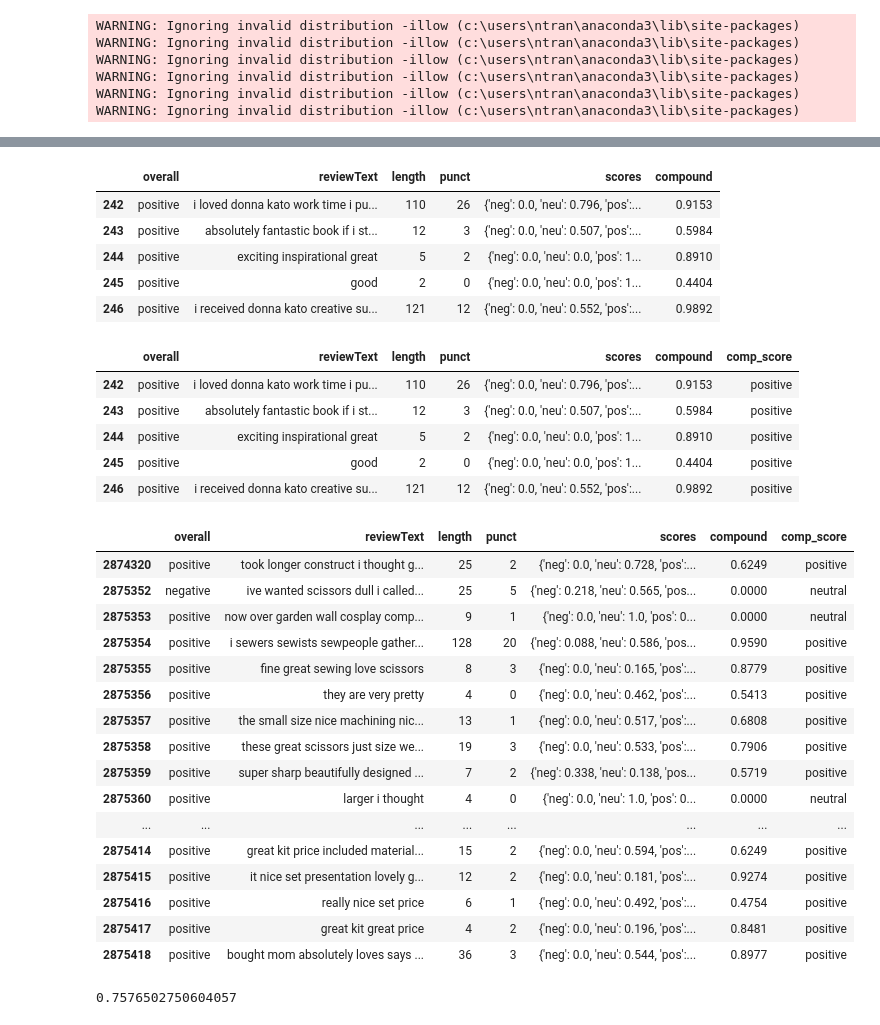
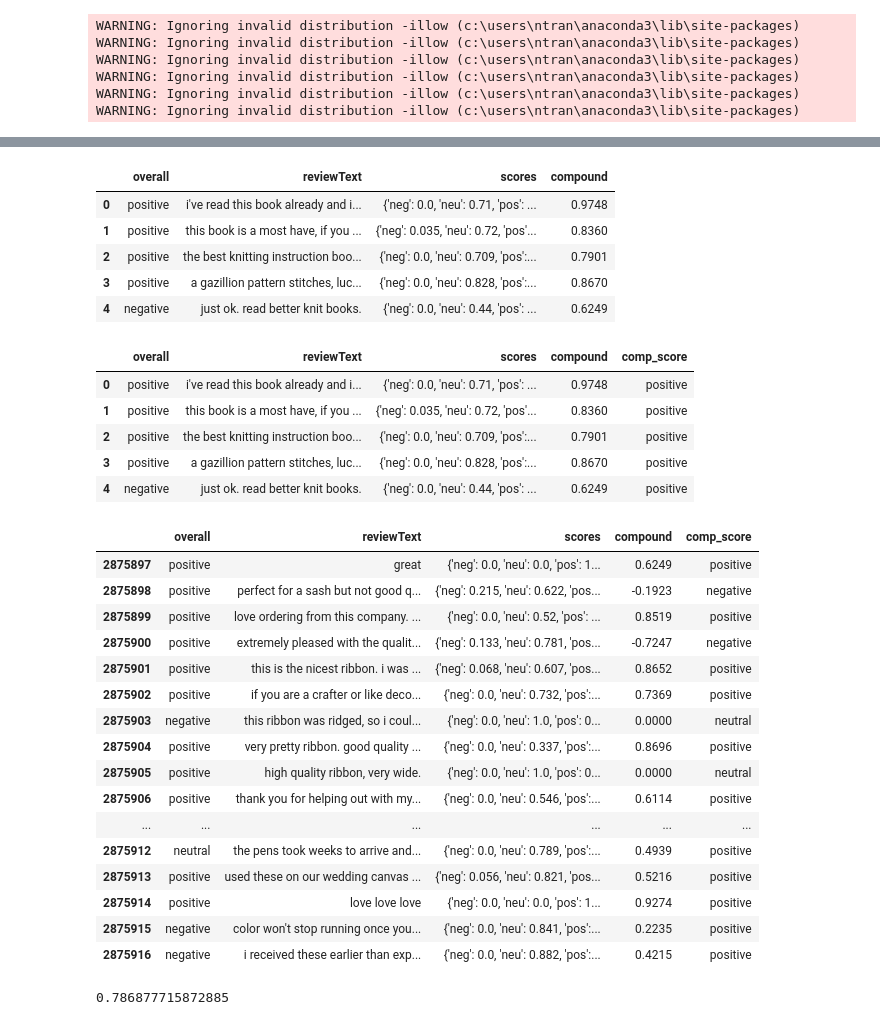
Before and after one commit to nancyletranx3/Amazon-Product-Reviews, a Jupyter notebook: AZ Project.ipynb, the cells around one changed output, grey strips where cells are left out. Drawn from its saved outputs; the diff is of its cells as text; code cells hidden in the pictures.

```diff
--- a/AZ Project.ipynb
+++ b/AZ Project.ipynb
@@ -1530,6 +1603,6 @@ WARNING: Ignoring invalid distribution -illow (c:\users\ntran\anaconda3\lib\site
 WARNING: Ignoring invalid distribution -illow (c:\users\ntran\anaconda3\lib\site-packages)
 # %%
 # Turn everything lower case for reviews
-df.reviewText = df.reviewText.str.lower()
-df.head()
+temp.reviewText = temp.reviewText.str.lower()
+temp.head()
 # %% [output]
@@ -1546,7 +1619,7 @@ from nltk.sentiment.vader import SentimentIntensityAnalyzer
 sid = SentimentIntensityAnalyzer()
 # %%
 # apply sid polarity scores to every single review in our data frame:
-df['scores'] = df['reviewText'].apply(lambda review: sid.polarity_scores(review))
+temp['scores'] = temp['reviewText'].apply(lambda review: sid.polarity_scores(review))
 
-df.head()
+temp.head()
 # %% [output]
@@ -1559,45 +1632,45 @@ df.head()
 # %%
 # Get the compound score
-df['compound']  = df['scores'].apply(lambda score_dict: score_dict['compound'])
+temp['compound']  = temp['scores'].apply(lambda score_dict: score_dict['compound'])
 
-df.head()
+temp.head()
 # %% [output]
-|  | overall | reviewText | length | punct | scores | compound |
-| 242 | positive | i loved donna kato work time i pu... | 110 | 26 | {'neg': 0.0, 'neu': 0.796, 'pos':... | 0.9153 |
-| 243 | positive | absolutely fantastic book if i st... | 12 | 3 | {'neg': 0.0, 'neu': 0.507, 'pos':... | 0.5984 |
-| 244 | positive | exciting inspirational great | 5 | 2 | {'neg': 0.0, 'neu': 0.0, 'pos': 1... | 0.8910 |
-| 245 | positive | good | 2 | 0 | {'neg': 0.0, 'neu': 0.0, 'pos': 1... | 0.4404 |
-| 246 | positive | i received donna kato creative su... | 121 | 12 | {'neg': 0.0, 'neu': 0.552, 'pos':... | 0.9892 |
+|  | overall | reviewText | scores | compound |
+| 0 | positive | i've read this book already and i... | {'neg': 0.0, 'neu': 0.71, 'pos': ... | 0.9748 |
+| 1 | positive | this book is a most have, if you ... | {'neg': 0.035, 'neu': 0.72, 'pos'... | 0.8360 |
+| 2 | positive | the best knitting instruction boo... | {'neg': 0.0, 'neu': 0.709, 'pos':... | 0.7901 |
+| 3 | positive | a gazillion pattern stitches, luc... | {'neg': 0.0, 'neu': 0.828, 'pos':... | 0.8670 |
+| 4 | negative | just ok. read better knit books. | {'neg': 0.0, 'neu': 0.44, 'pos': ... | 0.6249 |
 # %%
 # Based on the compound score, should it be labeled as positive, negative, or neutral?
-df['comp_score'] = df['compound'].apply(lambda c: 'positive' if c > 0.05 else 'negative' if c < -0.05 else 'neutral')
+temp['comp_score'] = temp['compound'].apply(lambda c: 'positive' if c > 0.05 else 'negative' if c < -0.05 else 'neutral')
 
-df.head()
+temp.head()
 # %% [output]
-|  | overall | reviewText | length | punct | scores | compound | comp_score |
-| 242 | positive | i loved donna kato work time i pu... | 110 | 26 | {'neg': 0.0, 'neu': 0.796, 'pos':... | 0.9153 | positive |
-| 243 | positive | absolutely fantastic book if i st... | 12 | 3 | {'neg': 0.0, 'neu': 0.507, 'pos':... | 0.5984 | positive |
-| 244 | positive | exciting inspirational great | 5 | 2 | {'neg': 0.0, 'neu': 0.0, 'pos': 1... | 0.8910 | positive |
-| 245 | positive | good | 2 | 0 | {'neg': 0.0, 'neu': 0.0, 'pos': 1... | 0.4404 | positive |
-| 246 | positive | i received donna kato creative su... | 121 | 12 | {'neg': 0.0, 'neu': 0.552, 'pos':... | 0.9892 | positive |
+|  | overall | reviewText | scores | compound | comp_score |
+| 0 | positive | i've read this book already and i... | {'neg': 0.0, 'neu': 0.71, 'pos': ... | 0.9748 | positive |
+| 1 | positive | this book is a most have, if you ... | {'neg': 0.035, 'neu': 0.72, 'pos'... | 0.8360 | positive |
+| 2 | positive | the best knitting instruction boo... | {'neg': 0.0, 'neu': 0.709, 'pos':... | 0.7901 | positive |
+| 3 | positive | a gazillion pattern stitches, luc... | {'neg': 0.0, 'neu': 0.828, 'pos':... | 0.8670 | positive |
+| 4 | negative | just ok. read better knit books. | {'neg': 0.0, 'neu': 0.44, 'pos': ... | 0.6249 | positive |
 # %%
 # check the last 20 rows
-df.tail(20)
+temp.tail(20)
 # %% [output]
-|  | overall | reviewText | length | punct | scores | compound | comp_score |
-| 2874320 | positive | took longer construct i thought g... | 25 | 2 | {'neg': 0.0, 'neu': 0.728, 'pos':... | 0.6249 | positive |
-| 2875352 | negative | ive wanted scissors dull i called... | 25 | 5 | {'neg': 0.218, 'neu': 0.565, 'pos... | 0.0000 | neutral |
-| 2875353 | positive | now over garden wall cosplay comp... | 9 | 1 | {'neg': 0.0, 'neu': 1.0, 'pos': 0... | 0.0000 | neutral |
-| 2875354 | positive | i sewers sewists sewpeople gather... | 128 | 20 | {'neg': 0.088, 'neu': 0.586, 'pos... | 0.9590 | positive |
-| 2875355 | positive | fine great sewing love scissors | 8 | 3 | {'neg': 0.0, 'neu': 0.165, 'pos':... | 0.8779 | positive |
-| 2875356 | positive | they are very pretty | 4 | 0 | {'neg': 0.0, 'neu': 0.462, 'pos':... | 0.5413 | positive |
-| 2875357 | positive | the small size nice machining nic... | 13 | 1 | {'neg': 0.0, 'neu': 0.517, 'pos':... | 0.6808 | positive |
-| 2875358 | positive | these great scissors just size we... | 19 | 3 | {'neg': 0.0, 'neu': 0.533, 'pos':... | 0.7906 | positive |
-| 2875359 | positive | super sharp beautifully designed ... | 7 | 2 | {'neg': 0.338, 'neu': 0.138, 'pos... | 0.5719 | positive |
-| 2875360 | positive | larger i thought | 4 | 0 | {'neg': 0.0, 'neu': 1.0, 'pos': 0... | 0.0000 | neutral |
-| ... | ... | ... | ... | ... | ... | ... | ... |
-| 2875414 | positive | great kit price included material... | 15 | 2 | {'neg': 0.0, 'neu': 0.594, 'pos':... | 0.6249 | positive |
-| 2875415 | positive | it nice set presentation lovely g... | 12 | 2 | {'neg': 0.0, 'neu': 0.181, 'pos':... | 0.9274 | positive |
-| 2875416 | positive | really nice set price | 6 | 1 | {'neg': 0.0, 'neu': 0.492, 'pos':... | 0.4754 | positive |
-| 2875417 | positive | great kit great price | 4 | 2 | {'neg': 0.0, 'neu': 0.196, 'pos':... | 0.8481 | positive |
-| 2875418 | positive | bought mom absolutely loves says ... | 36 | 3 | {'neg': 0.0, 'neu': 0.544, 'pos':... | 0.8977 | positive |
+|  | overall | reviewText | scores | compound | comp_score |
+| 2875897 | positive | great | {'neg': 0.0, 'neu': 0.0, 'pos': 1... | 0.6249 | positive |
+| 2875898 | positive | perfect for a sash but not good q... | {'neg': 0.215, 'neu': 0.622, 'pos... | -0.1923 | negative |
+| 2875899 | positive | love ordering from this company. ... | {'neg': 0.0, 'neu': 0.52, 'pos': ... | 0.8519 | positive |
+| 2875900 | positive | extremely pleased with the qualit... | {'neg': 0.133, 'neu': 0.781, 'pos... | -0.7247 | negative |
+| 2875901 | positive | this is the nicest ribbon. i was ... | {'neg': 0.068, 'neu': 0.607, 'pos... | 0.8652 | positive |
+| 2875902 | positive | if you are a crafter or like deco... | {'neg': 0.0, 'neu': 0.732, 'pos':... | 0.7369 | positive |
+| 2875903 | negative | this ribbon was ridged, so i coul... | {'neg': 0.0, 'neu': 1.0, 'pos': 0... | 0.0000 | neutral |
+| 2875904 | positive | very pretty ribbon. good quality ... | {'neg': 0.0, 'neu': 0.337, 'pos':... | 0.8696 | positive |
+| 2875905 | positive | high quality ribbon, very wide. | {'neg': 0.0, 'neu': 1.0, 'pos': 0... | 0.0000 | neutral |
+| 2875906 | positive | thank you for helping out with my... | {'neg': 0.0, 'neu': 0.546, 'pos':... | 0.6114 | positive |
+| ... | ... | ... | ... | ... | ... |
+| 2875912 | neutral | the pens took weeks to arrive and... | {'neg': 0.0, 'neu': 0.789, 'pos':... | 0.4939 | positive |
+| 2875913 | positive | used these on our wedding canvas ... | {'neg': 0.056, 'neu': 0.821, 'pos... | 0.5216 | positive |
+| 2875914 | positive | love love love | {'neg': 0.0, 'neu': 0.0, 'pos': 1... | 0.9274 | positive |
+| 2875915 | negative | color won't stop running once you... | {'neg': 0.0, 'neu': 0.841, 'pos':... | 0.2235 | positive |
+| 2875916 | negative | i received these earlier than exp... | {'neg': 0.0, 'neu': 0.882, 'pos':... | 0.4215 | positive |
@@ -1608,8 +1678,8 @@ df.to_csv("final_az_project.csv")
 from sklearn.metrics import accuracy_score, classification_report, confusion_matrix
 
 # Grab the accuracy score
-accuracy_score(df['overall'], df['comp_score'])
+accuracy_score(temp['overall'], temp['comp_score'])
 # %% [output]
-0.7576502750604057
+0.786877715872885
 # %%
 # Print the classification report
```
Also changed, not shown: parts of 66 cells of this notebook.
